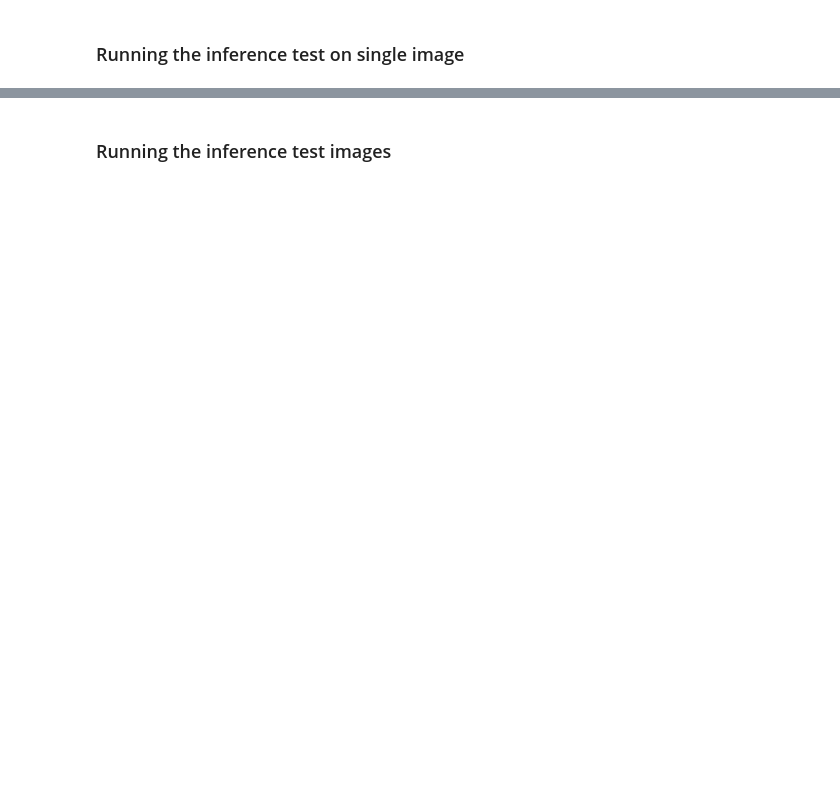
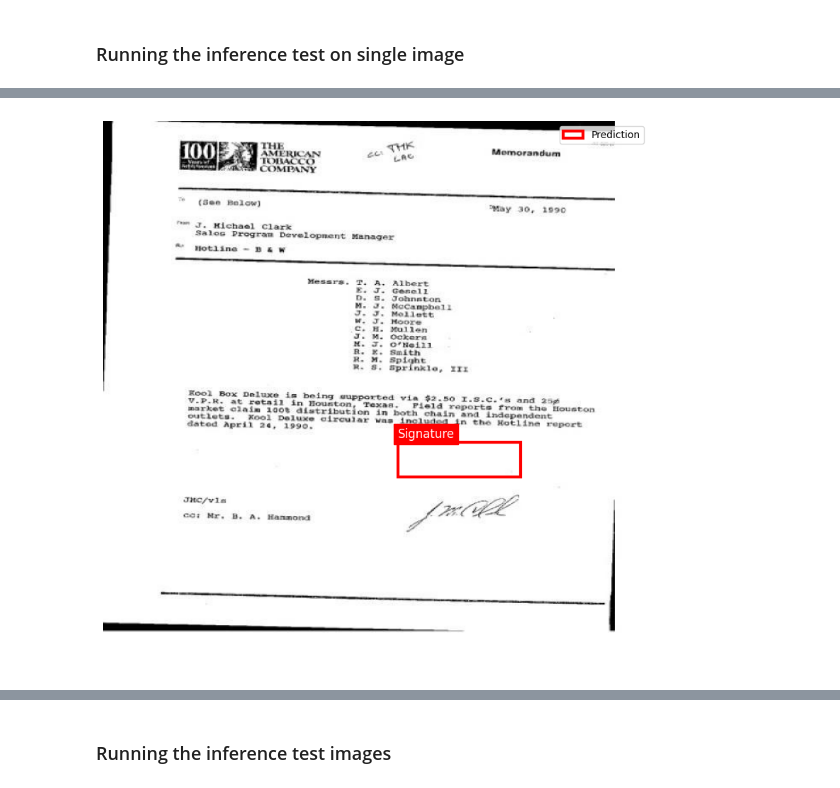
Before and after one commit to fasfous92/Object_detection_in_documents, a Jupyter notebook: Inference_test_Qwen2.5-VL-3B.ipynb, the cells around one changed output, grey strips where cells are left out. Saved outputs shown, nothing was run; the diff lists cells and outputs as text; code cells hidden in the pictures; blank space fills up the shorter version.

```diff
--- a/Inference_test_Qwen2.5-VL-3B.ipynb
+++ b/Inference_test_Qwen2.5-VL-3B.ipynb
@@ -286,0 +321,38 @@ Missed Signatures: 0
+# %%
+import torch
+import json
+import os
+import re
+import matplotlib.pyplot as plt
+import matplotlib.patches as patches
+from PIL import Image
+from transformers import Qwen2_5_VLForConditionalGeneration, AutoProcessor
+from peft import PeftModel
+from qwen_vl_utils import process_vision_info
+
+# ==========================================
+# 1. CONFIGURATION
+# ==========================================
+# Path to the base model
+model_id = "Qwen/Qwen2.5-VL-3B-Instruct"
+# Path to YOUR fine-tuned adapters (Update this!)
+adapter_path = "qwen2.5-vl-signature-detector"
+# Your Test Data (List of dicts with 'image_path' and 'groundTruth')
+# Assuming test_json is already loaded in your environment.
+# If not, load it here: test_json = [...]
+
+# ==========================================
+# 2. LOAD MODEL (Base + LoRA)
+# ==========================================
+print("⏳ Loading Base Model...")
+base_model = Qwen2_5_VLForConditionalGeneration.from_pretrained(
+    model_id,
+    torch_dtype=torch.bfloat16,
+    device_map="auto"
+)
+
+print(f"⏳ Loading Adapters from {adapter_path}...")
+model = PeftModel.from_pretrained(base_model, adapter_path)
+model.eval() # Set to evaluation mode
+
+processor = AutoProcessor.from_pretrained(model_id)
@@ -286,0 +521,4 @@ Missed Signatures: 0
+# %%
+plot_result(image_path, norm_box, gt_box=None)
+# %% [output]
+[figure, added]
```
Also changed, not shown: parts of 24 cells of this notebook, 12 other files.
